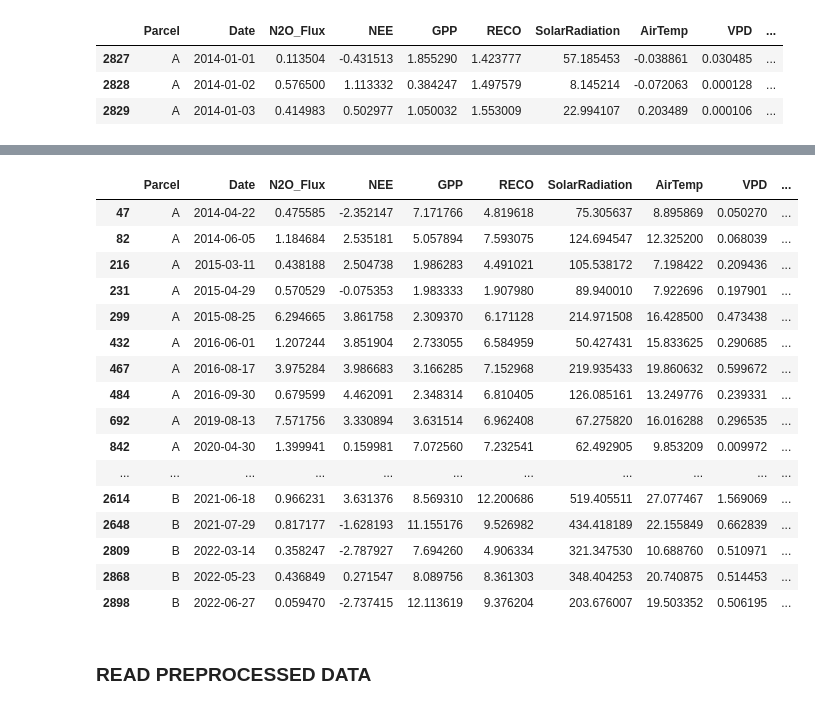
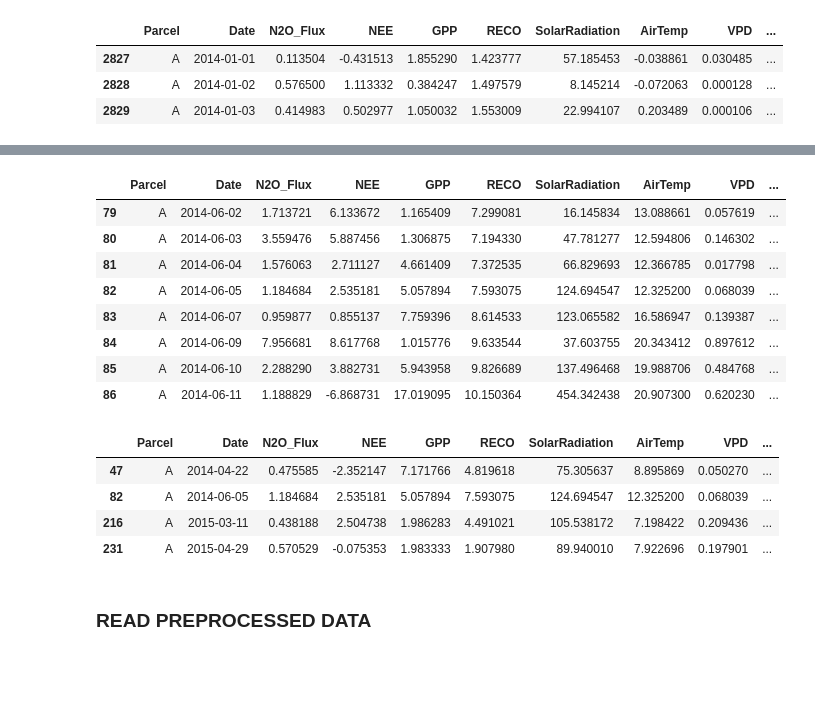
Before and after one commit to AndreasHiropedi/N2O_Emissions_Prediction, a Jupyter notebook: data_exploration/data_exploration_chamau.ipynb, the cells around one changed output, grey strips where cells are left out. Saved outputs shown, nothing was run; the diff lists cells and outputs as text; code cells hidden in the pictures; blank space fills up the shorter version.

Commit message:
add decay for n fert

```diff
--- a/data_exploration/data_exploration_chamau.ipynb
+++ b/data_exploration/data_exploration_chamau.ipynb
@@ -426,3 +437,48 @@ chamau_daily.head()
+# %%
+# add n2o fert decay
+
+# Make sure data are ordered
+chamau_daily = chamau_daily.sort_values(["Parcel", "Date"])
+
+def add_exponential_decay(group, dose_col="Fertilizer_N_kg_ha", half_lives=(3, 7, 14)):
+    """
+    For each parcel, compute exponentially decayed fertilizer stock:
+
+        stock_t(hl) = dose_t + decay(hl) * stock_{t-1}
+
+    where decay(hl) = 0.5 ** (1 / hl).
+    """
+    group = group.sort_values("Date").copy()
+    dose = group[dose_col].to_numpy(dtype=float)
+
+    for hl in half_lives:
+        decay = 0.5 ** (1.0 / hl)   # per-day decay factor
+        stock = np.empty_like(dose, dtype=float)
+        acc = 0.0
+        for i, x in enumerate(dose):
+            acc = x + decay * acc
+            stock[i] = acc
+        group[f"{dose_col}_expHL{hl}d"] = stock
+
+    return group
+
+chamau_daily = (
+    chamau_daily
+    .groupby("Parcel", group_keys=False)
+    .apply(add_exponential_decay)
+)
+# %%
+chamau_daily[(chamau_daily["year"] == 2014) & (chamau_daily["month"] == 6)].head(8)
+# %% [output]
+|  | Parcel | Date | N2O_Flux | NEE | GPP | RECO | SolarRadiation | AirTemp | VPD | ... |
+| 79 | A | 2014-06-02 | 1.713721 | 6.133672 | 1.165409 | 7.299081 | 16.145834 | 13.088661 | 0.057619 | ... |
+| 80 | A | 2014-06-03 | 3.559476 | 5.887456 | 1.306875 | 7.194330 | 47.781277 | 12.594806 | 0.146302 | ... |
+| 81 | A | 2014-06-04 | 1.576063 | 2.711127 | 4.661409 | 7.372535 | 66.829693 | 12.366785 | 0.017798 | ... |
+| 82 | A | 2014-06-05 | 1.184684 | 2.535181 | 5.057894 | 7.593075 | 124.694547 | 12.325200 | 0.068039 | ... |
+| 83 | A | 2014-06-07 | 0.959877 | 0.855137 | 7.759396 | 8.614533 | 123.065582 | 16.586947 | 0.139387 | ... |
+| 84 | A | 2014-06-09 | 7.956681 | 8.617768 | 1.015776 | 9.633544 | 37.603755 | 20.343412 | 0.897612 | ... |
+| 85 | A | 2014-06-10 | 2.288290 | 3.882731 | 5.943958 | 9.826689 | 137.496468 | 19.988706 | 0.484768 | ... |
+| 86 | A | 2014-06-11 | 1.188829 | -6.868731 | 17.019095 | 10.150364 | 454.342438 | 20.907300 | 0.620230 | ... |
 # %%
 output_path = "../datasets/Chamau_2014-2024_clean_newlag.csv"
 chamau_lag.to_csv(output_path, index=False, float_format="%.6f")
@@ -431,25 +487,13 @@ chamau_lag.to_csv(output_path, index=False, float_format="%.6f")
 output_path = "../datasets/Chamau_Daily_2014-2024_newlag.csv"
 chamau_daily.to_csv(output_path, index=False, float_format="%.6f")
 # %%
-chamau_daily[chamau_daily["Fertilizer_N_kg_ha"] != 0]
+chamau_daily[chamau_daily["Fertilizer_N_kg_ha"] != 0].head(4)
 # %% [output]
 |  | Parcel | Date | N2O_Flux | NEE | GPP | RECO | SolarRadiation | AirTemp | VPD | ... |
 | 47 | A | 2014-04-22 | 0.475585 | -2.352147 | 7.171766 | 4.819618 | 75.305637 | 8.895869 | 0.050270 | ... |
 | 82 | A | 2014-06-05 | 1.184684 | 2.535181 | 5.057894 | 7.593075 | 124.694547 | 12.325200 | 0.068039 | ... |
 | 216 | A | 2015-03-11 | 0.438188 | 2.504738 | 1.986283 | 4.491021 | 105.538172 | 7.198422 | 0.209436 | ... |
 | 231 | A | 2015-04-29 | 0.570529 | -0.075353 | 1.983333 | 1.907980 | 89.940010 | 7.922696 | 0.197901 | ... |
-| 299 | A | 2015-08-25 | 6.294665 | 3.861758 | 2.309370 | 6.171128 | 214.971508 | 16.428500 | 0.473438 | ... |
-| 432 | A | 2016-06-01 | 1.207244 | 3.851904 | 2.733055 | 6.584959 | 50.427431 | 15.833625 | 0.290685 | ... |
-| 467 | A | 2016-08-17 | 3.975284 | 3.986683 | 3.166285 | 7.152968 | 219.935433 | 19.860632 | 0.599672 | ... |
-| 484 | A | 2016-09-30 | 0.679599 | 4.462091 | 2.348314 | 6.810405 | 126.085161 | 13.249776 | 0.239331 | ... |
-| 692 | A | 2019-08-13 | 7.571756 | 3.330894 | 3.631514 | 6.962408 | 67.275820 | 16.016288 | 0.296535 | ... |
-| 842 | A | 2020-04-30 | 1.399941 | 0.159981 | 7.072560 | 7.232541 | 62.492905 | 9.853209 | 0.009972 | ... |
-| ... | ... | ... | ... | ... | ... | ... | ... | ... | ... | ... |
-| 2614 | B | 2021-06-18 | 0.966231 | 3.631376 | 8.569310 | 12.200686 | 519.405511 | 27.077467 | 1.569069 | ... |
-| 2648 | B | 2021-07-29 | 0.817177 | -1.628193 | 11.155176 | 9.526982 | 434.418189 | 22.155849 | 0.662839 | ... |
-| 2809 | B | 2022-03-14 | 0.358247 | -2.787927 | 7.694260 | 4.906334 | 321.347530 | 10.688760 | 0.510971 | ... |
-| 2868 | B | 2022-05-23 | 0.436849 | 0.271547 | 8.089756 | 8.361303 | 348.404253 | 20.740875 | 0.514453 | ... |
-| 2898 | B | 2022-06-27 | 0.059470 | -2.737415 | 12.113619 | 9.376204 | 203.676007 | 19.503352 | 0.506195 | ... |
 # %% [markdown]
 ### READ PREPROCESSED DATA
 # %%
```
Also changed, not shown: parts of 7 cells of this notebook, 1 other file.
